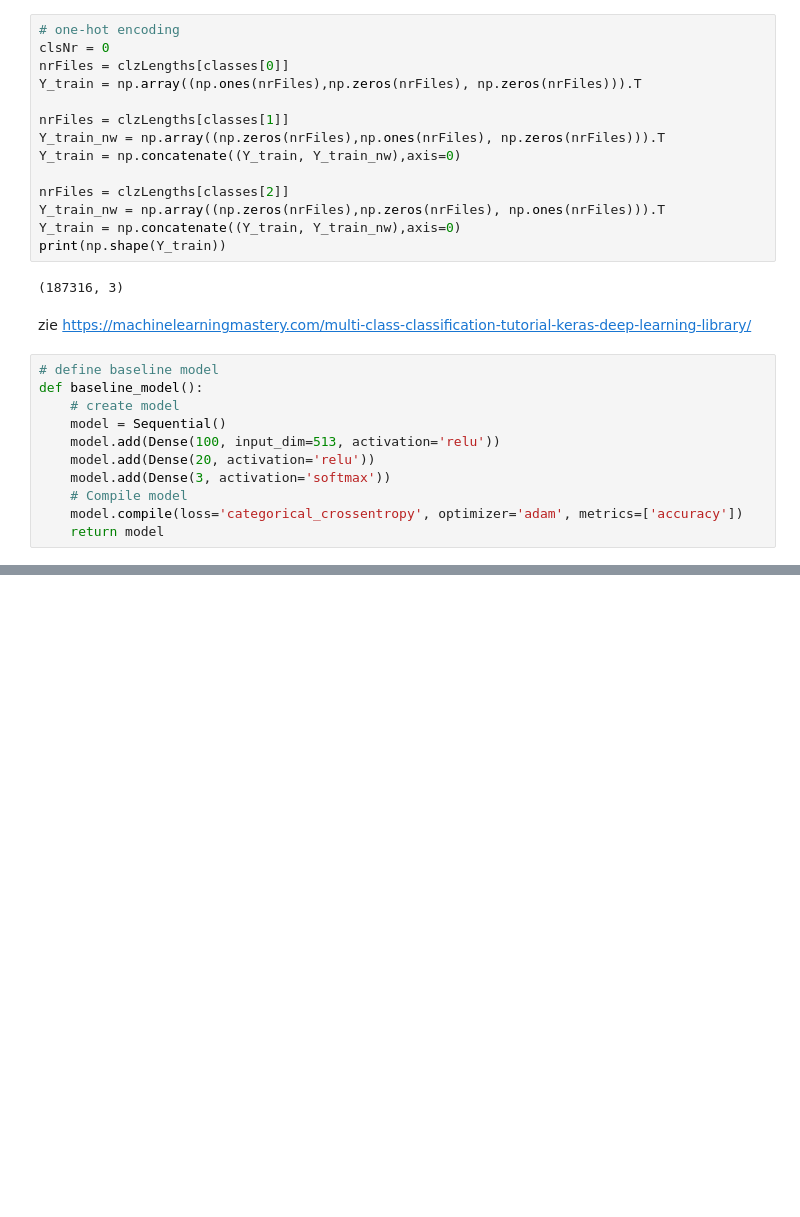
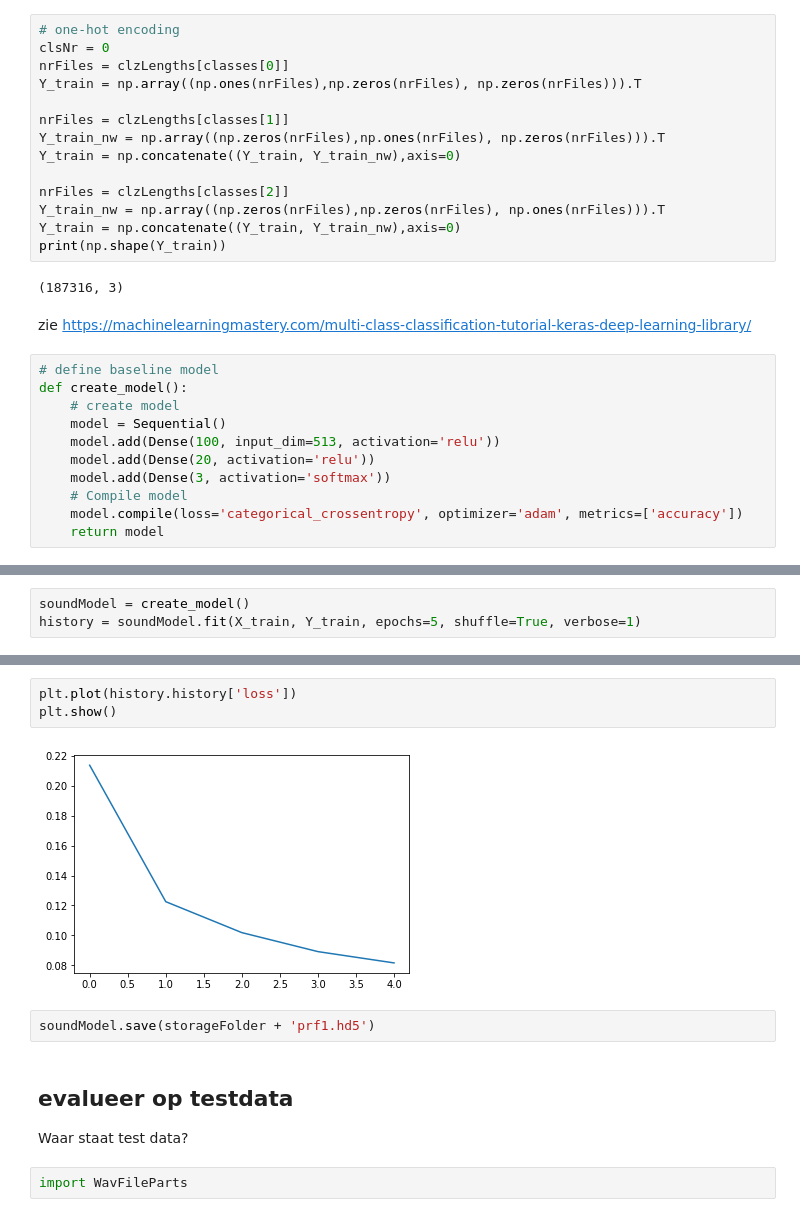
Before and after one commit to ESalomons/SoundClassification_DL, a Jupyter notebook: 20180526_trainSpectro.ipynb, the cells around one changed output, grey strips where cells are left out. Drawn from its saved outputs; the diff is of its cells as text; blank space fills up the shorter version.

```diff
--- a/20180526_trainSpectro.ipynb
+++ b/20180526_trainSpectro.ipynb
@@ -94,7 +95,7 @@ print(np.shape(Y_train))
 zie https://machinelearningmastery.com/multi-class-classification-tutorial-keras-deep-learning-library/
 # %%
 # define baseline model
-def baseline_model():
+def create_model():
     # create model
     model = Sequential()
     model.add(Dense(100, input_dim=513, activation='relu'))
@@ -133,0 +107,3 @@ KeyboardInterrupt:
+# %%
+soundModel = create_model()
+history = soundModel.fit(X_train, Y_train, epochs=5, shuffle=True, verbose=1)
@@ -133,0 +121,12 @@ KeyboardInterrupt:
+# %%
+plt.plot(history.history['loss'])
+plt.show()
+# %% [output]
+[figure, added]
+# %%
+soundModel.save(storageFolder + 'prf1.hd5')
+# %% [markdown]
+## evalueer op testdata
+Waar staat test data?
+# %%
+import WavFileParts
```
Also changed, not shown: parts of 6 cells of this notebook, 2 other files.
